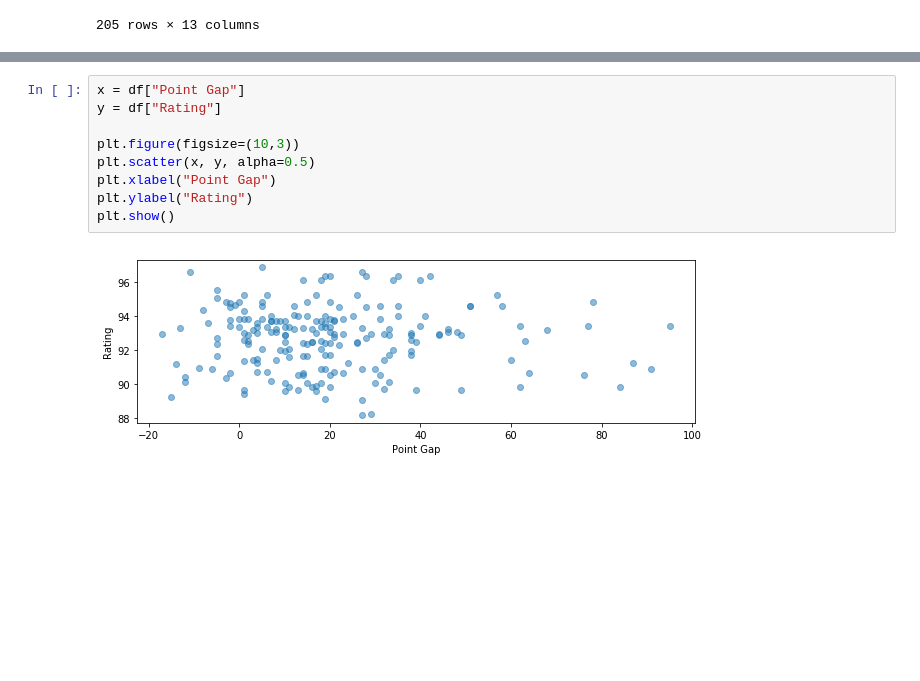
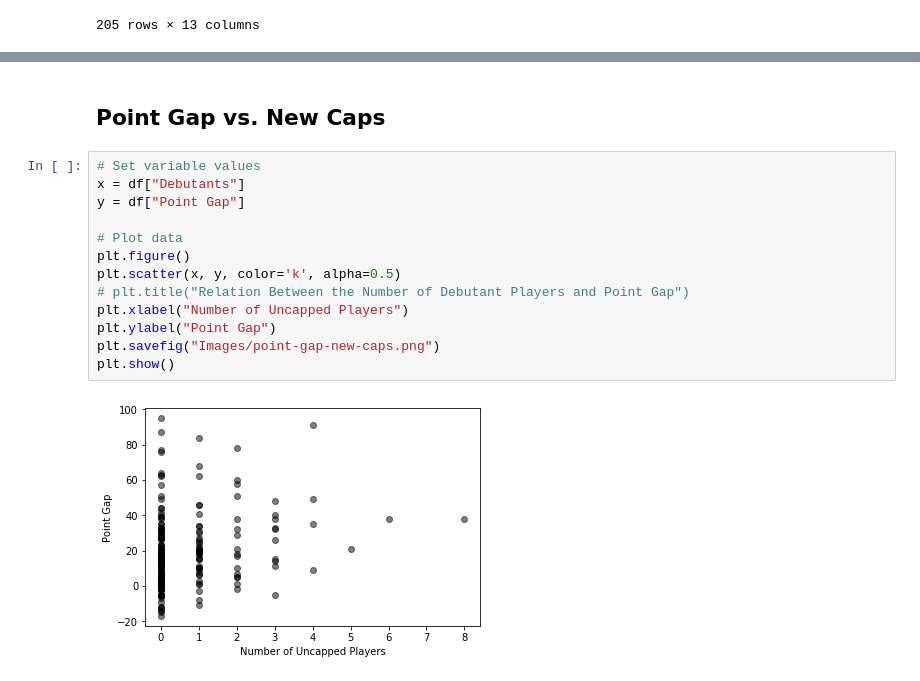
Before and after one commit to lorijta92/web-design-all-blacks, a Jupyter notebook: ab-match-analysis.ipynb, the cells around one changed output, grey strips where cells are left out. Cells and saved outputs as stored; diff of their text form; blank space fills up the shorter version.

Commit message:
create new html pages, update plots

```diff
--- a/ab-match-analysis.ipynb
+++ b/ab-match-analysis.ipynb
@@ -48,11 +214,17 @@ grouped_data = df.groupby(["Year", "Result"], as_index=False).size()
+# %% [markdown]
+## Point Gap vs. New Caps
 # %%
-x = df["Point Gap"]
-y = df["Rating"]
+# Set variable values
+x = df["Debutants"]
+y = df["Point Gap"]
 
-plt.figure(figsize=(10,3))
-plt.scatter(x, y, alpha=0.5)
-plt.xlabel("Point Gap")
-plt.ylabel("Rating")
+# Plot data
+plt.figure()
+plt.scatter(x, y, color='k', alpha=0.5)
+# plt.title("Relation Between the Number of Debutant Players and Point Gap")
+plt.xlabel("Number of Uncapped Players")
+plt.ylabel("Point Gap")
+plt.savefig("Images/point-gap-new-caps.png")
 plt.show()
 # %% [output]
-[figure, old version]
+[figure, new version]
```
Also changed, not shown: parts of 18 cells of this notebook, 15 other files.
